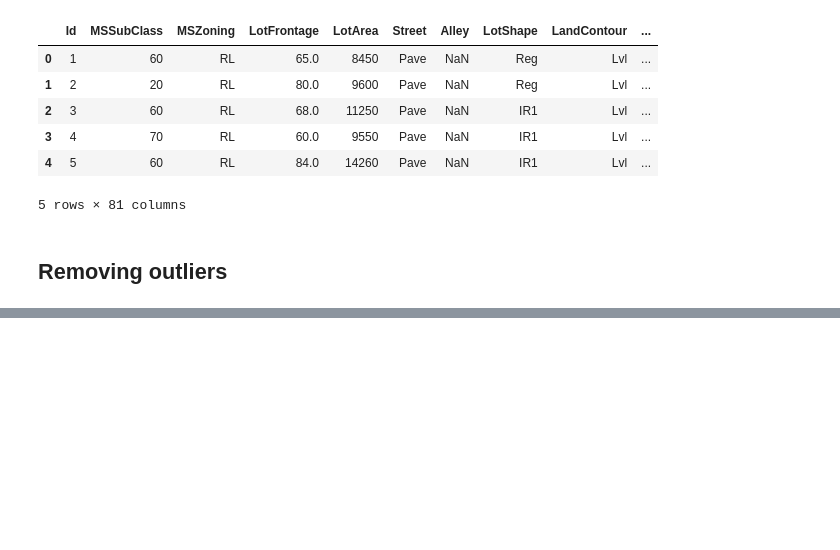
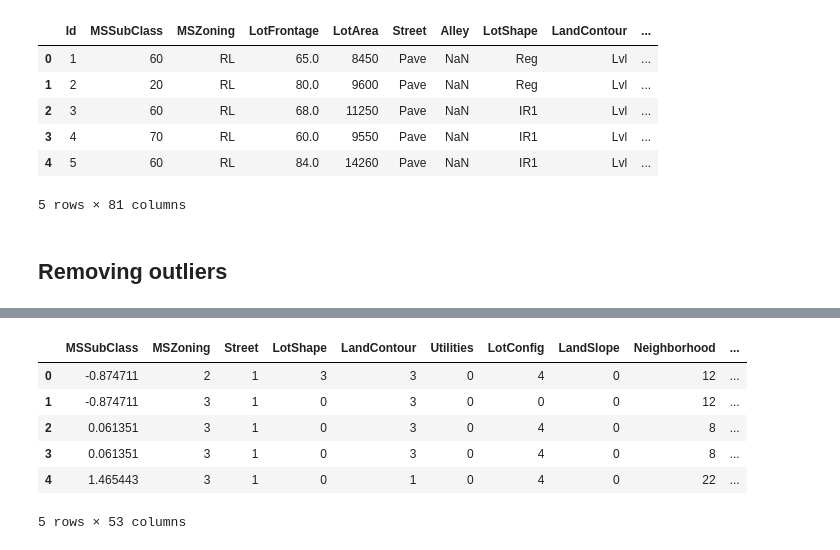
Before and after one commit to uniquekarki/housing_price, a Jupyter notebook: notebooks/4-data-clean-final.ipynb, the cells around one changed output, grey strips where cells are left out. Drawn from its saved outputs; the diff is of its cells as text; code cells hidden in the pictures; blank space fills up the shorter version.

```diff
--- a/notebooks/Untitled.ipynb
+++ b/notebooks/4-data-clean-final.ipynb
@@ -154,0 +175,21 @@ df.head()
+# %%
+def test_scale(df_test):
+    picklefile_scale = open('../models/data-cleaning-models/scaler_x.pkl', 'rb')
+    scaler_x = pickle.load(picklefile_scale)
+
+    numeric_col = df_test.select_dtypes(include = [np.number]).columns.to_list()
+    scaled_x_df_test = scaler_x.fit_transform(df_test[num_col_x])
+    df_test[num_col_x]= scaled_x_df_test
+
+    return df_test
+# %%
+def clean_test(df_test, to_remove):
+    df_test.drop(to_remove, axis = 1, inplace = True)
+
+    df_test = test_scale(df_test)
+
+    df_test.dropna(inplace = True)
+
+    df_test = test_encode(df_test)
+
+    return df_test
@@ -154,0 +215,12 @@ df.head()
+# %%
+df_test_clean = clean_test(df_test, to_remove)
+# %%
+df_test_clean.head()
+# %% [output]
+|  | MSSubClass | MSZoning | Street | LotShape | LandContour | Utilities | LotConfig | LandSlope | Neighborhood | ... |
+| 0 | -0.874711 | 2 | 1 | 3 | 3 | 0 | 4 | 0 | 12 | ... |
+| 1 | -0.874711 | 3 | 1 | 0 | 3 | 0 | 0 | 0 | 12 | ... |
+| 2 | 0.061351 | 3 | 1 | 0 | 3 | 0 | 4 | 0 | 8 | ... |
+| 3 | 0.061351 | 3 | 1 | 0 | 3 | 0 | 4 | 0 | 8 | ... |
+| 4 | 1.465443 | 3 | 1 | 0 | 1 | 0 | 4 | 0 | 22 | ... |
+5 rows × 53 columns
```
Also changed, not shown: parts of 13 cells of this notebook, 5 other files.
